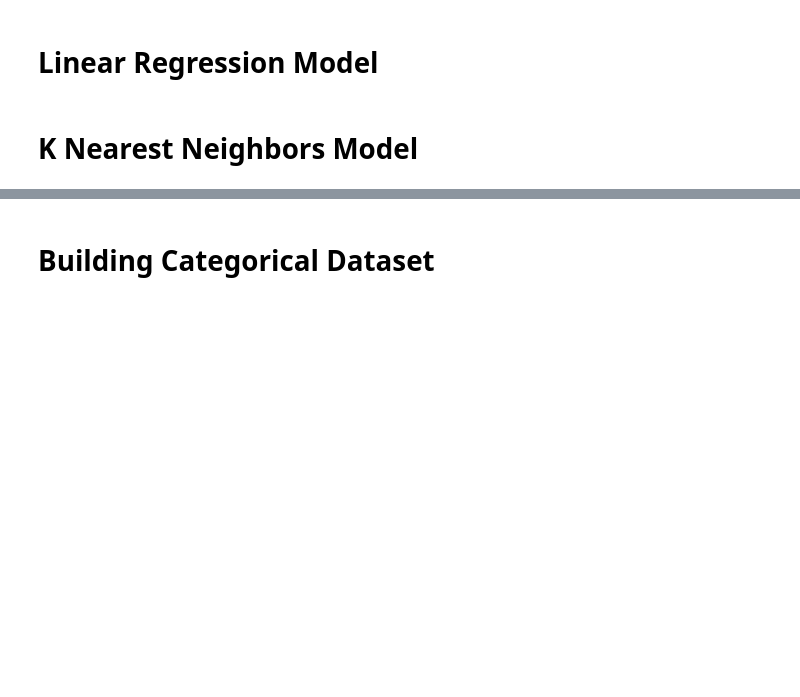
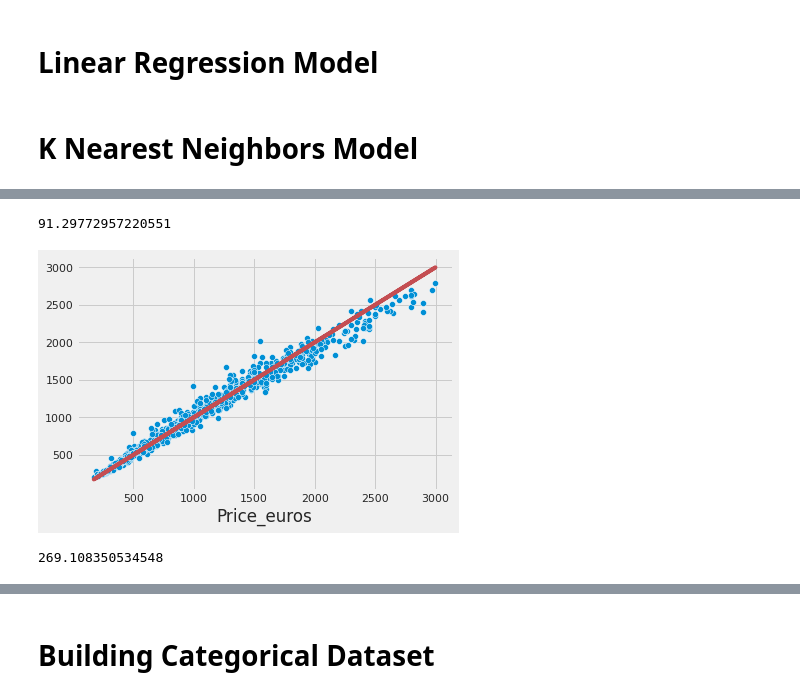
Before and after one commit to DanielKorenDataScience/RegressionProject, a Jupyter notebook: Regression Project.ipynb, the cells around one changed output, grey strips where cells are left out. Drawn from its saved outputs; the diff is of its cells as text; code cells hidden in the pictures; blank space fills up the shorter version.

```diff
--- a/Regression Project.ipynb
+++ b/Regression Project.ipynb
@@ -503,0 +510,2 @@ model.fit(X, y)
+# %%
+y_train_pred = model.predict(X_train)
@@ -503,0 +544,16 @@ model.fit(X, y)
+# %%
+RMSE = mse(y_train, y_train_pred)**0.5
+RMSE
+# %% [output]
+91.29772957220551
+# %%
+ax = sns.scatterplot(x=y_train, y=y_train_pred)
+ax.plot(y_train, y_train, 'r')
+sns.set(font_scale=1.2)
+# %% [output]
+[figure, added]
+# %%
+RMSE = mse(y_test, y_test_pred)**0.5
+RMSE
+# %% [output]
+269.108350534548
```
Also changed, not shown: parts of 10 cells of this notebook.
